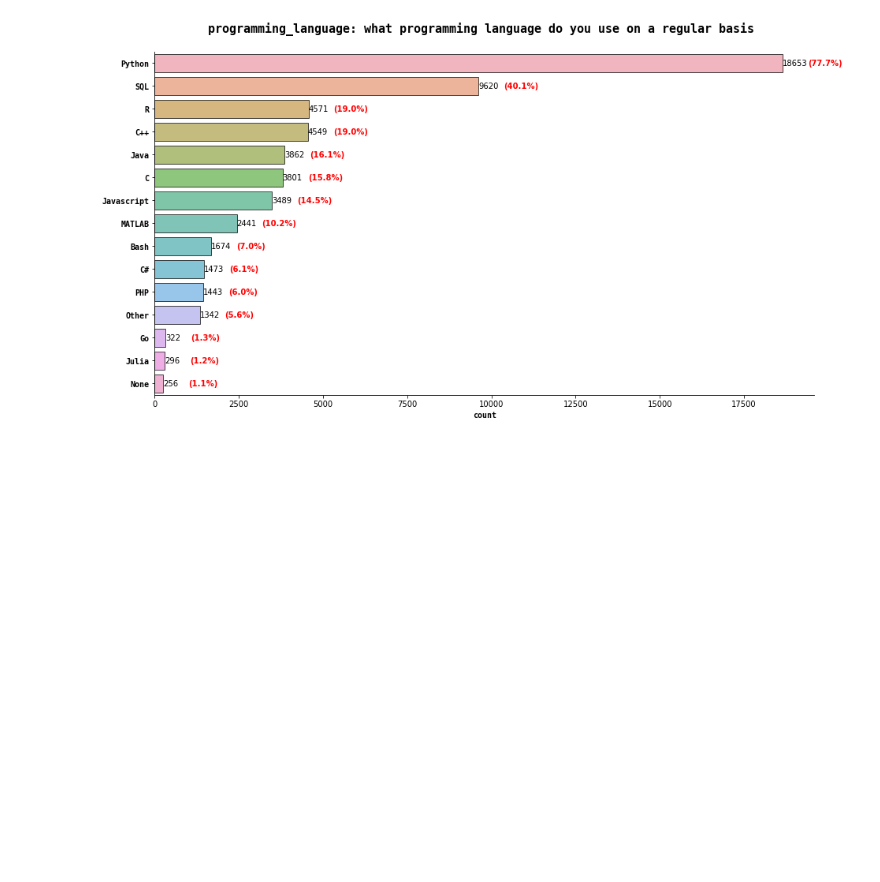
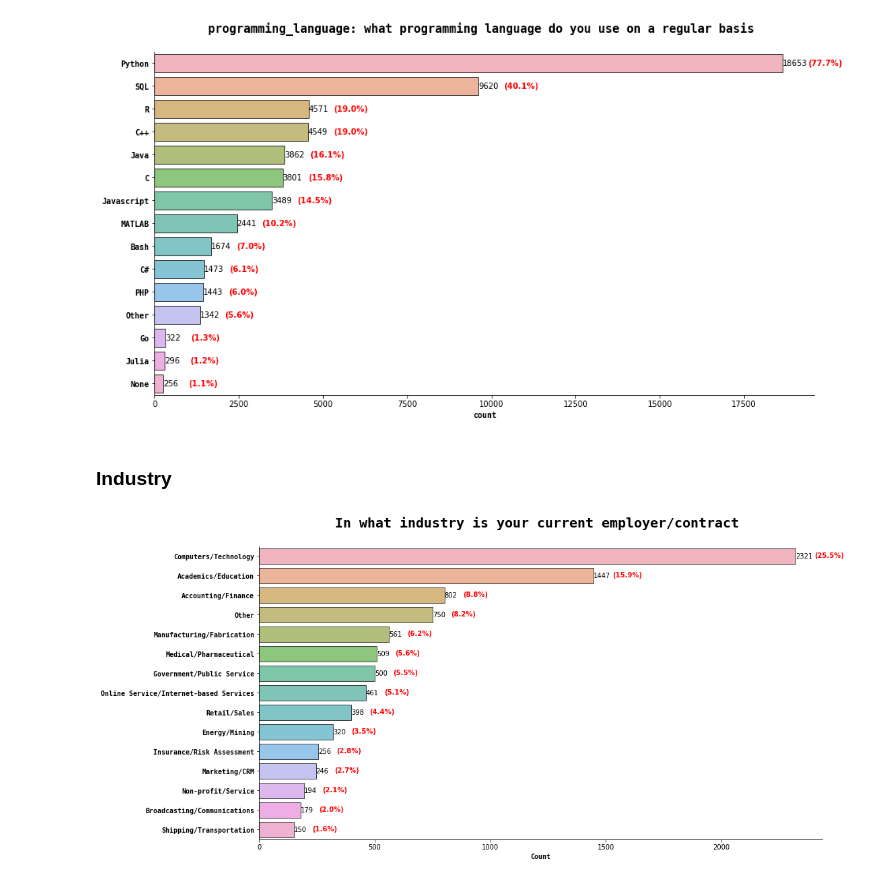
Before and after one commit to Daviditto/2022-kaggle-machine-learning-and-data-science-survey, a Jupyter notebook: 2022 kaggle machine learning and data science survey part 2.ipynb, the cells around one changed output. Drawn from its saved outputs; the diff is of its cells as text; code cells hidden in the pictures; blank space fills up the shorter version.

```diff
--- a/2022 kaggle machine learning and data science survey part 2.ipynb
+++ b/2022 kaggle machine learning and data science survey part 2.ipynb
@@ -85,3 +85,8 @@ plt.xlabel('count', weight='semibold', font='monospace')
 plt.title('programming_language: what programming language do you use on a regular basis \n',weight='semibold', font='monospace',size=15 );
 # %% [output]
 [figure]
+# %% [markdown]
+### Industry
+# %%
+industry = data['Q24'][1:].value_counts().reset_index()
+industry.columns = ['industry', 'count']
@@ -87,0 +95,19 @@ plt.title('programming_language: what programming language do you use on a regul
+# %%
+sns.barplot(data=industry, y='industry', x='count', edgecolor='black', alpha=0.7)
+fig=plt.gcf()
+fig.set_size_inches(15,8)
+plt.ylabel('')
+ax = plt.gca()
+ax.spines[['top', 'right']].set_visible(False)
+for i in ax.containers:
+    plt.bar_label(i)
+for p in ax.patches:
+    pct = f'({100*p.get_width()/industry_len:0.1f}%)\n'
+    ax.annotate(pct, (p.get_width()+80,p.get_y() + p.get_height()/0.9), weight='semibold', color='red')
+for i in ax.get_yticklabels():
+    i.set_font('monospace')
+    i.set_weight('semibold')
+plt.xlabel('Count', font='monospace', weight='semibold')
+plt.title('In what industry is your current employer/contract \n', size=20, font='monospace', weight='semibold');
+# %% [output]
+[figure, added]
```
Also changed, not shown: parts of 8 cells of this notebook.
